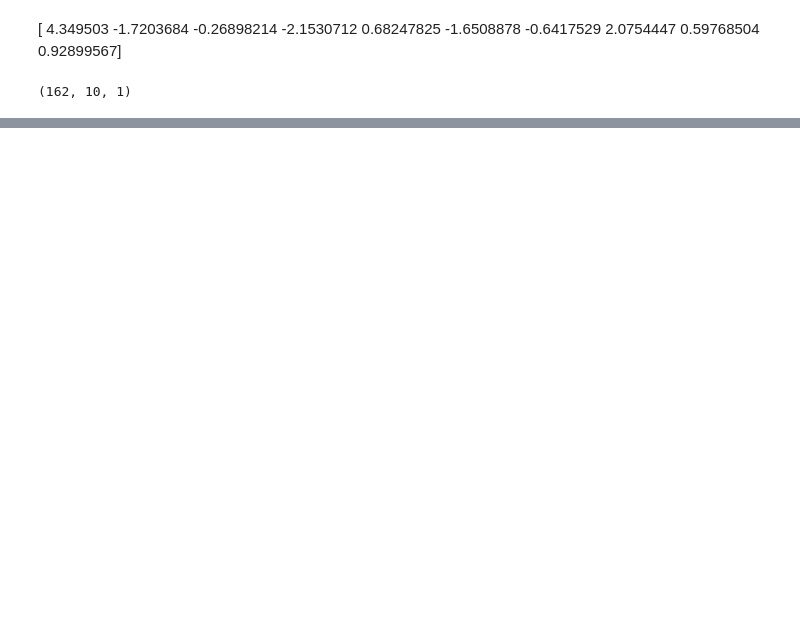
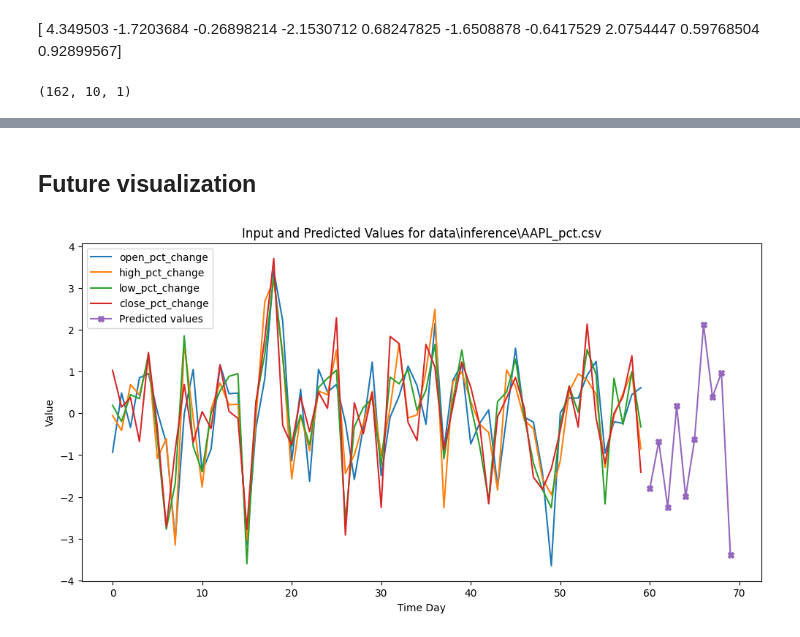
Before and after one commit to vincent05r/Stock_models_transformer, a Jupyter notebook: inference_results.ipynb, the cells around one changed output, grey strips where cells are left out. Cells and saved outputs as stored; diff of their text form; code cells hidden in the pictures; blank space fills up the shorter version.

```diff
--- a/inference_results.ipynb
+++ b/inference_results.ipynb
@@ -58,7 +54,7 @@ print(pred_raw.shape)
 
 
 #testing, get the lastest one
-lastest_pred = pred_raw[-2, :, :]
+lastest_pred = pred_raw[-1, :, :]
 lastest_pred = lastest_pred.reshape((lastest_pred.shape[0]))
 print(lastest_pred.shape)
 pred = data_inverse(lastest_pred, (lastest_pred.shape[0], n_column), n_column, scaler)
@@ -139,3 +93,38 @@ type(mae)
+# %% [markdown]
+## Future visualization
+# %%
+
+
+
+input_df_path = r"data\inference\AAPL_pct.csv"
+window_size = 60
+time_interval = "Day" #d, m, s
+
+input_df = pd.read_csv(input_df_path)
+input_df.drop(['date', 'open','high','low','close','volume',], axis=1, inplace=True)
+
+
+plt.figure(figsize=(12, 6))
+x_axis_input = np.arange(window_size)
+x_axis_pred = np.arange(window_size, window_size + lastest_pred.shape[0])
+
+
+for c in input_df.columns:
+    plt.plot(x_axis_input, input_df[c][-60:], label=c)
+
+plt.plot(x_axis_pred, pred, label = "Predicted values", marker="X")
+
+
+
+
+plt.xlabel(f'Time {time_interval}')
+plt.ylabel('Value')
+plt.title(f'Input and Predicted Values for {input_df_path}')
+plt.legend()
+
+plt.show()
+# %% [output]
+[figure, added]
 # %%
 type(pred_raw)
 # %%
```
Also changed, not shown: parts of 9 cells of this notebook.
